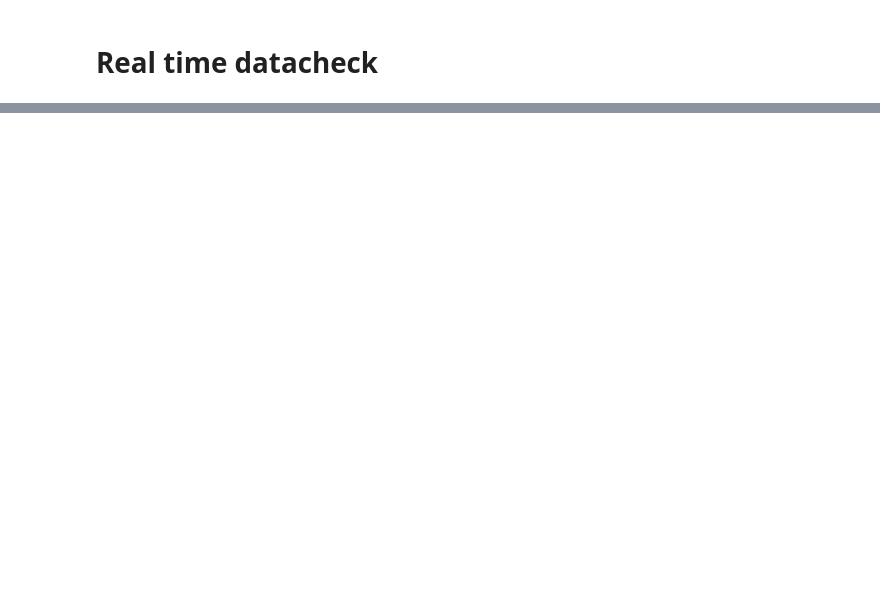
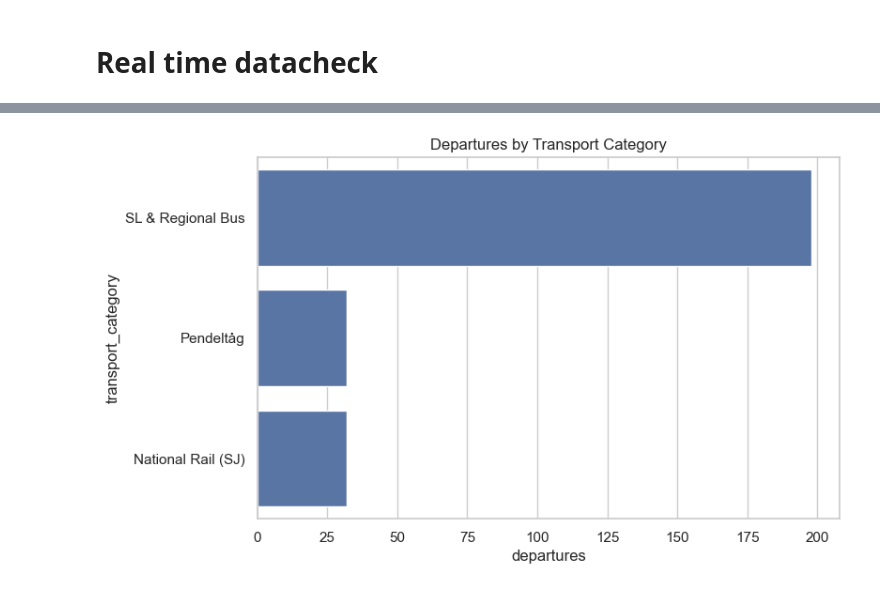
Before and after one commit to mohammadnurulhassan/Ex_Jobb_Data_pipeline_for_Stockholm_Traffic_-_Transit, a Jupyter notebook: notebooks/realtime_depature.ipynb, the cells around one changed output, grey strips where cells are left out. Cells and saved outputs as stored; diff of their text form; code cells hidden in the pictures; blank space fills up the shorter version.

```diff
--- a/notebooks/realtime_depature.ipynb
+++ b/notebooks/realtime_depature.ipynb
@@ -4,10 +12,14 @@
 from pathlib import Path
 import duckdb
 import pandas as pd
+import matplotlib.pyplot as plt
+import seaborn as sns
 
-PROJECT_ROOT = Path().resolve().parent  # if notebook is inside /notebooks
+sns.set(style="whitegrid")
+
+PROJECT_ROOT = Path().resolve().parent
 DB_PATH = PROJECT_ROOT / "warehouse" / "trafiklab_realtime.duckdb"
 
-print("DB_PATH:", DB_PATH)
 con = duckdb.connect(str(DB_PATH))
+print("Connected to:", DB_PATH)
 # %% [output]
@@ -87,0 +100,11 @@ df_raw
+# %%
+mode_dist = con.execute("""
+SELECT
+    transport_category,
+    COUNT(*) AS departures
+FROM raw_trafiklab.trafiklab_departures
+GROUP BY transport_category
+ORDER BY departures DESC
+""").df()
+
+mode_dist
@@ -87,0 +117,7 @@ df_raw
+# %%
+plt.figure(figsize=(8,5))
+sns.barplot(data=mode_dist, x="departures", y="transport_category")
+plt.title("Departures by Transport Category")
+plt.show()
+# %% [output]
+[figure, added]
```
Also changed, not shown: parts of 32 cells of this notebook, 5 other files.
